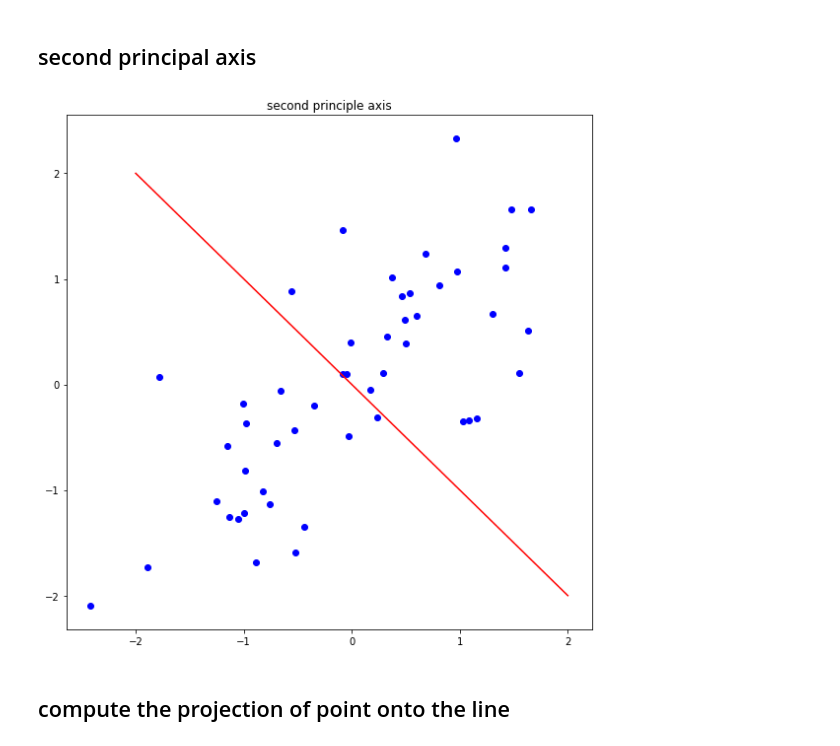
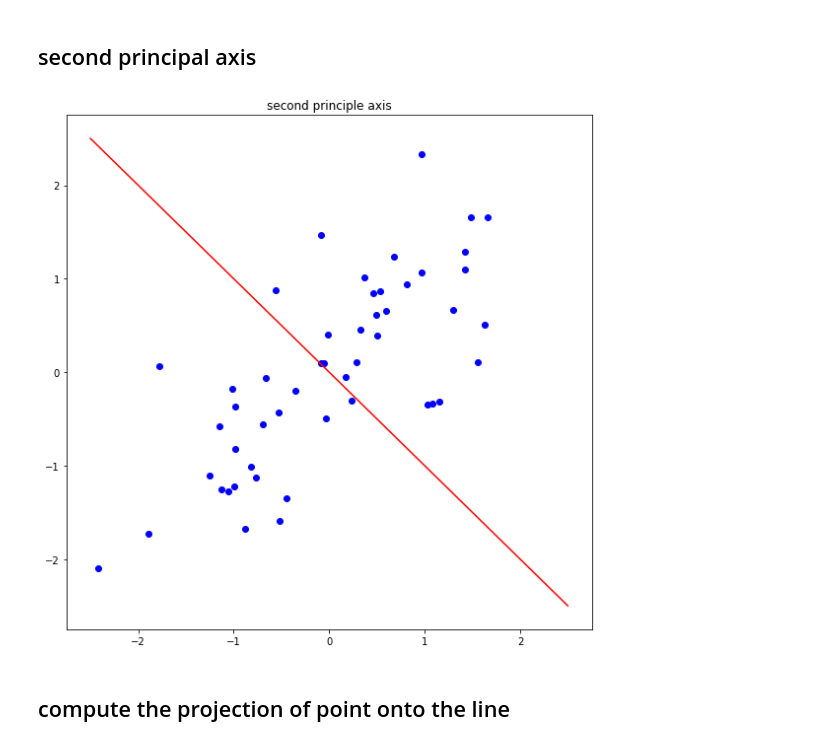
Before and after one commit to jstep750/assignment-machine-learning, a Jupyter notebook: 12/assignment_12.ipynb, the cells around one changed output. Saved outputs shown, nothing was run; the diff lists cells and outputs as text; code cells hidden in the pictures.

Commit message:
projcet to the second principal axis

```diff
--- a/12/assignment_12.ipynb
+++ b/12/assignment_12.ipynb
@@ -140,9 +140,9 @@ plt.title('first principle axis')
 first = U[:,0]
 plt.plot(feature[:,0], feature[:,1], 'o', color = 'blue')
 
-x1 = np.arange(-2,3)
+x1 = np.arange(-2.5, 3)
 y1 = (first[1]/first[0])*x1
-plt.plot(x1,y1, '-', color='red')
+plt.plot(x1, y1, '-', color='red')
 
 plt.tight_layout()
 plt.show()
@@ -153,18 +153,18 @@ plt.show()
 # %%
 plt.figure(figsize=(8,8))
 plt.title('second principle axis')
 
 second = U[:,1]
 plt.plot(feature[:,0], feature[:,1], 'o', color = 'blue')
 
-x1 = np.arange(-2,3)
-y1 = (second[1]/second[0])*x1
-plt.plot(x1,y1, '-', color='red')
+x2 = np.arange(-2.5, 3)
+y2 = (second[1]/second[0])*x1
+plt.plot(x2, y2, '-', color='red')
 
 plt.tight_layout()
 plt.show()
 # %% [output]
-[figure, old version]
+[figure, new version]
 # %% [markdown]
 ## compute the projection of point onto the line
 # %%
```
Also changed, not shown: parts of 3 cells of this notebook.
